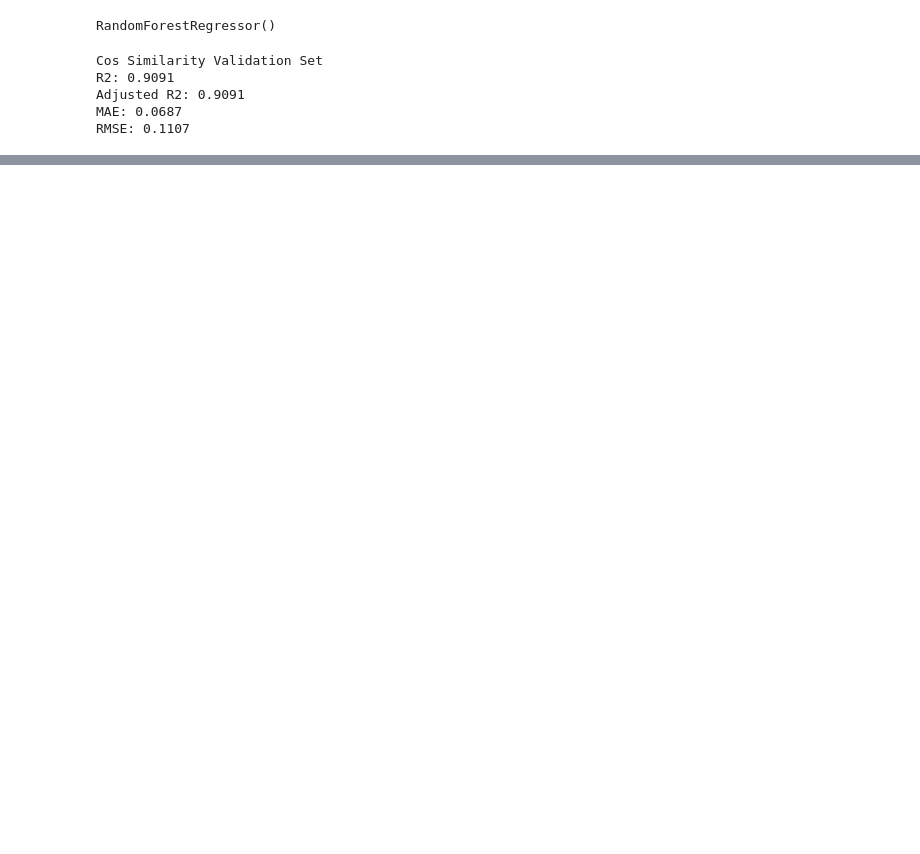
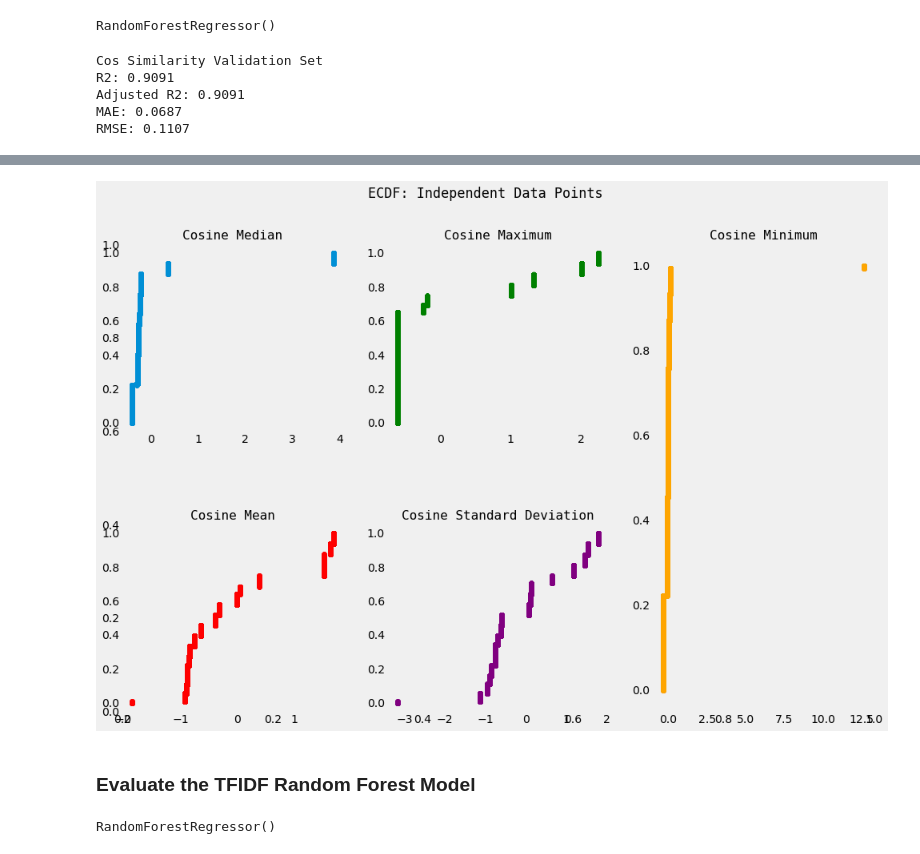
Before and after one commit to jonahwinninghoff/Causal-Analysis-Nursing-Home, a Jupyter notebook: Modeling/Investigating Model.ipynb, the cells around one changed output, grey strips where cells are left out. Saved outputs shown, nothing was run; the diff lists cells and outputs as text; code cells hidden in the pictures; blank space fills up the shorter version.

```diff
--- a/Modeling/Investigating Model.ipynb
+++ b/Modeling/Investigating Model.ipynb
@@ -140,3 +175,42 @@ xcosmed, ycosmed = ecdf(X_train['cosine median'])
 xcosstd, ycosstd = ecdf(X_train['cosine std'])
 xcosmin, ycosmin = ecdf(X_train['cosine minimum'])
 xcosmax, ycosmax = ecdf(X_train['cosine maximum'])
+# %%
+# Layout the plots
+fig, ax = plt.subplots(figsize = (15,10))
+gs = grid.GridSpec(nrows = 2, ncols=3)
+plt.subplots_adjust(hspace = 0.5)
+plt.grid(False)
+
+# Histogram Plots
+ax0 = fig.add_subplot(gs[0,0])
+ax0.plot(xcosmed,ycosmed,marker='.',linestyle='none',markersize=10)
+ax0.set_title('Cosine Median', family='monospace', fontsize=16)
+ax0.grid(False)
+
+ax1 = fig.add_subplot(gs[1,0])
+ax1.plot(xcosmea,ycosmea,marker='.',linestyle='none',label='Cosine Mean',markersize=10,color='red')
+ax1.set_title('Cosine Mean', family = 'monospace', fontsize=16)
+ax1.grid(False)
+
+ax2 = fig.add_subplot(gs[:,2])
+ax2.plot(xcosmin,ycosmin,marker='.',linestyle='none',label='Cosine Minimum',markersize=10,color='orange')
+ax2.set_title('Cosine Minimum', family = 'monospace', fontsize=16)
+ax2.grid(False)
+
+ax3 = fig.add_subplot(gs[0,1])
+ax3.plot(xcosmax,ycosmax,marker='.',linestyle='none',label='Cosine Maximum',markersize=10,color='green')
+ax3.set_title('Cosine Maximum', family = 'monospace', fontsize=16)
+ax3.grid(False)
+
+ax4 = fig.add_subplot(gs[1,1])
+ax4.plot(xcosstd,ycosstd,marker='.',linestyle='none',label='Cosine Standard Deviation',markersize=10,color='purple')
+ax4.set_title('Cosine Standard Deviation', family = 'monospace', fontsize=16)
+ax4.grid(False)
+
+plt.suptitle('ECDF: Independent Data Points',family = 'monospace')
+plt.show()
+# %% [output]
+[figure, added]
+# %% [markdown]
+### Evaluate the TFIDF Random Forest Model <a id='tfidf'></a>
@@ -142,0 +225,6 @@ xcosmax, ycosmax = ecdf(X_train['cosine maximum'])
+# %%
+# Random Forest Regression
+TFIDF_rfr_model = RandomForestRegressor()
+TFIDF_rfr_model.fit(X_TFIDF_train, y_train.ravel())
+# %% [output]
+RandomForestRegressor()
```
Also changed, not shown: parts of 44 cells of this notebook.
